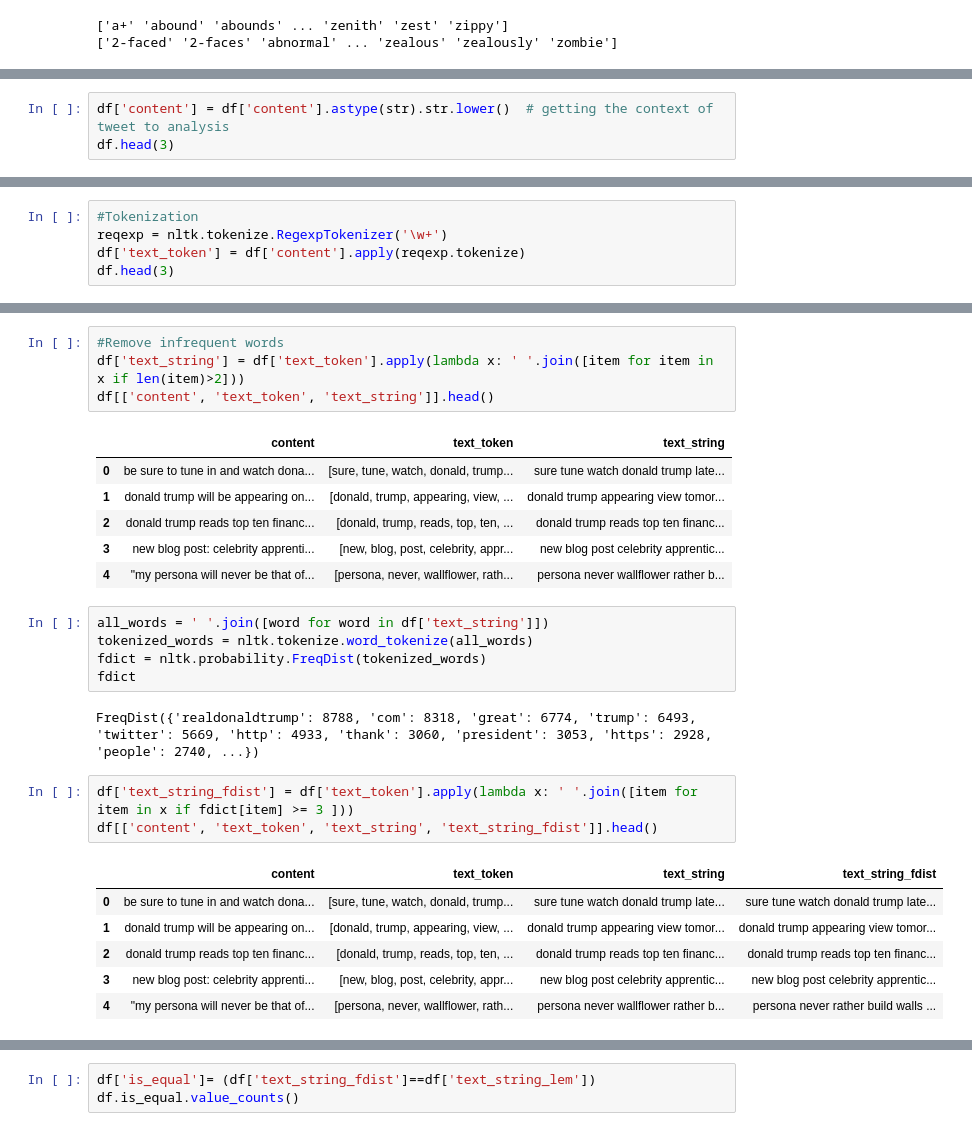
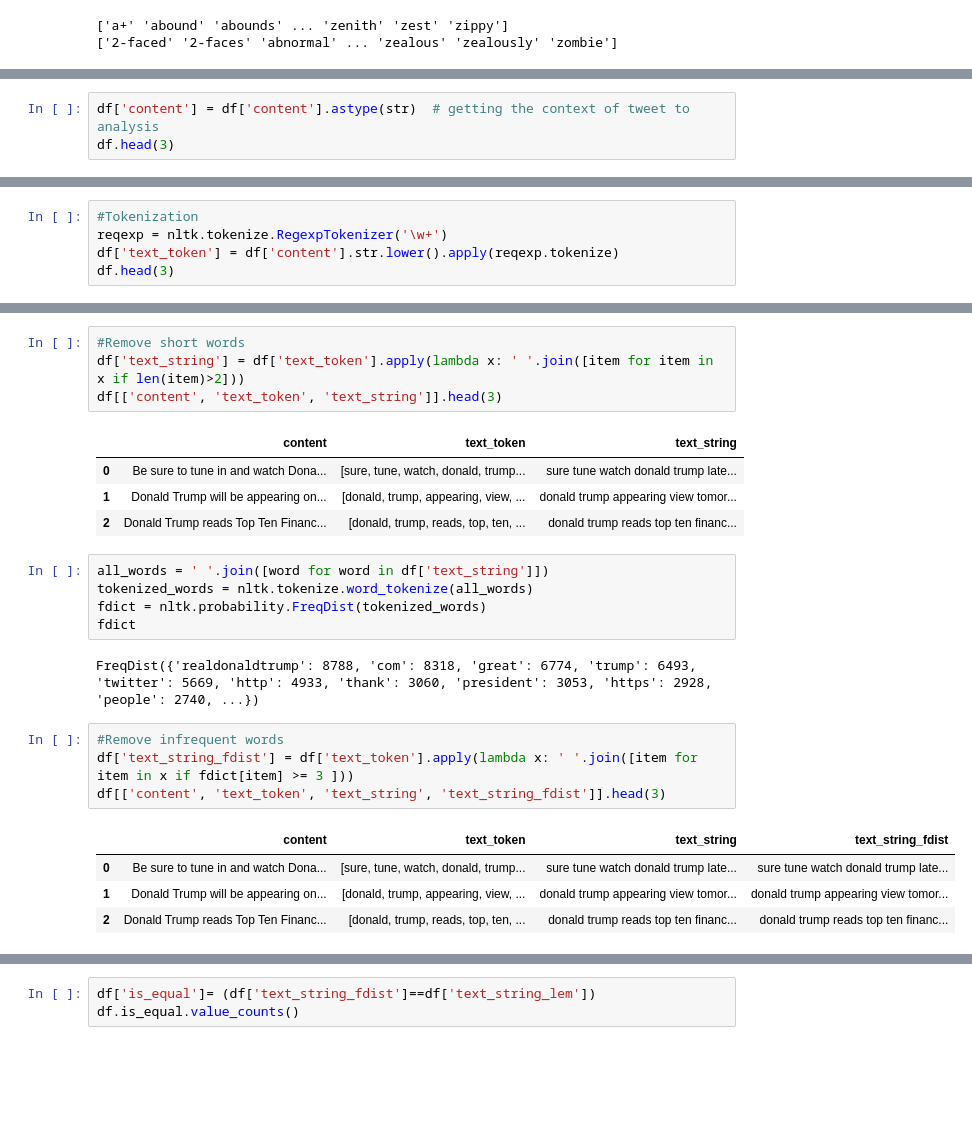
Before and after one commit to m-orlewski/nlp-sentiment-analysis, a Jupyter notebook: main.ipynb, the cells around one changed output, grey strips where cells are left out. Drawn from its saved outputs; the diff is of its cells as text; blank space fills up the shorter version.

```diff
--- a/main.ipynb
+++ b/main.ipynb
@@ -109,5 +109,5 @@ emb = None
 # %%
-df['content'] = df['content'].astype(str).str.lower()  # getting the context of tweet to analysis
+df['content'] = df['content'].astype(str)  # getting the context of tweet to analysis
 df.head(3)
 # %% [output]
 |  | id | link | content | date | retweets | favorites | mentions | hashtags |
@@ -117,7 +117,7 @@ df.head(3)
 # %%
 #Tokenization
 reqexp = nltk.tokenize.RegexpTokenizer('\w+')
-df['text_token'] = df['content'].apply(reqexp.tokenize)
+df['text_token'] = df['content'].str.lower().apply(reqexp.tokenize)
 df.head(3)
 # %% [output]
 |  | id | link | content | date | retweets | favorites | mentions | hashtags | text_token |
@@ -145,14 +141,12 @@ df.head(3)
 # %%
-#Remove infrequent words
+#Remove short words
 df['text_string'] = df['text_token'].apply(lambda x: ' '.join([item for item in x if len(item)>2]))
-df[['content', 'text_token', 'text_string']].head()
+df[['content', 'text_token', 'text_string']].head(3)
 # %% [output]
 |  | content | text_token | text_string |
-| 0 | be sure to tune in and watch dona... | [sure, tune, watch, donald, trump... | sure tune watch donald trump late... |
-| 1 | donald trump will be appearing on... | [donald, trump, appearing, view, ... | donald trump appearing view tomor... |
-| 2 | donald trump reads top ten financ... | [donald, trump, reads, top, ten, ... | donald trump reads top ten financ... |
-| 3 | new blog post: celebrity apprenti... | [new, blog, post, celebrity, appr... | new blog post celebrity apprentic... |
-| 4 | "my persona will never be that of... | [persona, never, wallflower, rath... | persona never wallflower rather b... |
+| 0 | Be sure to tune in and watch Dona... | [sure, tune, watch, donald, trump... | sure tune watch donald trump late... |
+| 1 | Donald Trump will be appearing on... | [donald, trump, appearing, view, ... | donald trump appearing view tomor... |
+| 2 | Donald Trump reads Top Ten Financ... | [donald, trump, reads, top, ten, ... | donald trump reads top ten financ... |
 # %%
 all_words = ' '.join([word for word in df['text_string']])
 tokenized_words = nltk.tokenize.word_tokenize(all_words)
@@ -161,15 +155,14 @@ fdict
 # %% [output]
 FreqDist({'realdonaldtrump': 8788, 'com': 8318, 'great': 6774, 'trump': 6493, 'twitter': 5669, 'http': 4933, 'thank': 3060, 'president': 3053, 'https': 2928, 'people': 2740, ...})
 # %%
+#Remove infrequent words
 df['text_string_fdist'] = df['text_token'].apply(lambda x: ' '.join([item for item in x if fdict[item] >= 3 ]))
-df[['content', 'text_token', 'text_string', 'text_string_fdist']].head()
+df[['content', 'text_token', 'text_string', 'text_string_fdist']].head(3)
 # %% [output]
 |  | content | text_token | text_string | text_string_fdist |
-| 0 | be sure to tune in and watch dona... | [sure, tune, watch, donald, trump... | sure tune watch donald trump late... | sure tune watch donald trump late... |
-| 1 | donald trump will be appearing on... | [donald, trump, appearing, view, ... | donald trump appearing view tomor... | donald trump appearing view tomor... |
-| 2 | donald trump reads top ten financ... | [donald, trump, reads, top, ten, ... | donald trump reads top ten financ... | donald trump reads top ten financ... |
-| 3 | new blog post: celebrity apprenti... | [new, blog, post, celebrity, appr... | new blog post celebrity apprentic... | new blog post celebrity apprentic... |
-| 4 | "my persona will never be that of... | [persona, never, wallflower, rath... | persona never wallflower rather b... | persona never rather build walls ... |
+| 0 | Be sure to tune in and watch Dona... | [sure, tune, watch, donald, trump... | sure tune watch donald trump late... | sure tune watch donald trump late... |
+| 1 | Donald Trump will be appearing on... | [donald, trump, appearing, view, ... | donald trump appearing view tomor... | donald trump appearing view tomor... |
+| 2 | Donald Trump reads Top Ten Financ... | [donald, trump, reads, top, ten, ... | donald trump reads top ten financ... | donald trump reads top ten financ... |
 # %%
 #Lemmatization
 nltk.download('wordnet')
```
Also changed, not shown: parts of 20 cells of this notebook.
